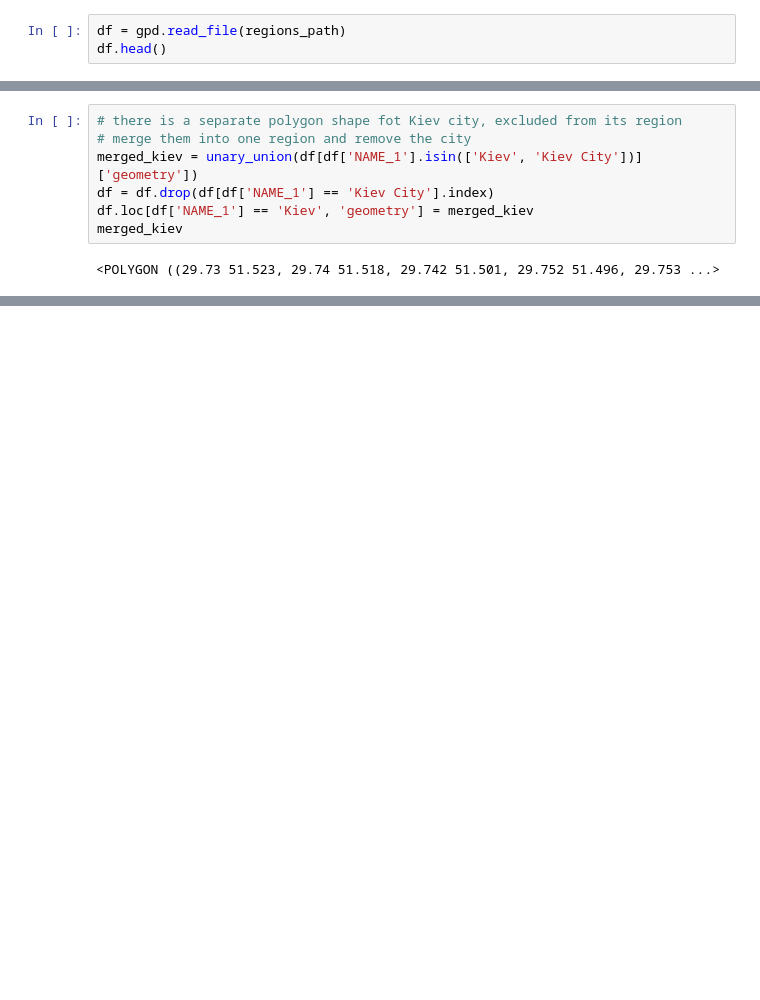
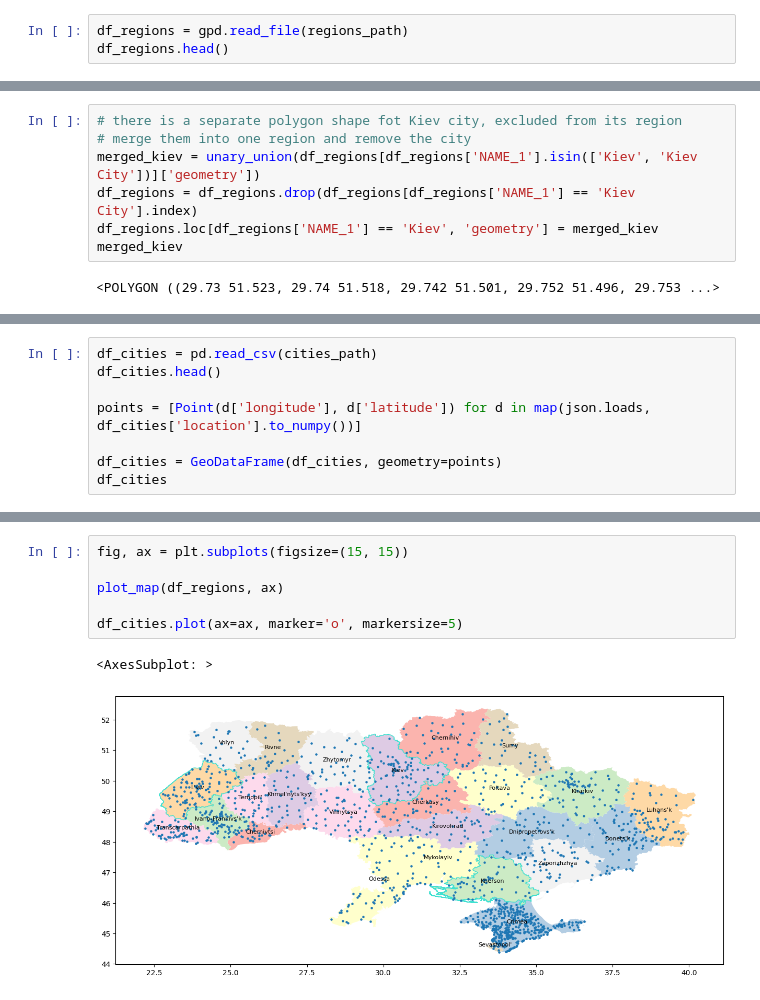
Before and after one commit to alorthius/tarilka, a Jupyter notebook: proj.ipynb, the cells around one changed output, grey strips where cells are left out. Drawn from its saved outputs; the diff is of its cells as text; blank space fills up the shorter version.

Commit message:
add data

```diff
--- a/proj.ipynb
+++ b/proj.ipynb
@@ -11,8 +18,8 @@ cities_path = "data/cities/cities.csv"
 # list of already existing warehouses
 warehouses = ["L'viv", "Kiev", 'Kherson']
 # %%
-df = gpd.read_file(regions_path)
-df.head()
+df_regions = gpd.read_file(regions_path)
+df_regions.head()
 # %% [output]
 |  | ID_0 | ISO | NAME_0 | ID_1 | NAME_1 | HASC_1 | CCN_1 | CCA_1 | TYPE_1 | ENGTYPE_1 | NL_NAME_1 | ... |
 | 0 | 240 | UKR | Ukraine | 1 | Cherkasy | UA.CK | 0 | None | Oblast' | Region | None | ... |
@@ -23,9 +30,9 @@ df.head()
 # %%
 # there is a separate polygon shape fot Kiev city, excluded from its region
 # merge them into one region and remove the city
-merged_kiev = unary_union(df[df['NAME_1'].isin(['Kiev', 'Kiev City'])]['geometry'])
-df = df.drop(df[df['NAME_1'] == 'Kiev City'].index)
-df.loc[df['NAME_1'] == 'Kiev', 'geometry'] = merged_kiev
+merged_kiev = unary_union(df_regions[df_regions['NAME_1'].isin(['Kiev', 'Kiev City'])]['geometry'])
+df_regions = df_regions.drop(df_regions[df_regions['NAME_1'] == 'Kiev City'].index)
+df_regions.loc[df_regions['NAME_1'] == 'Kiev', 'geometry'] = merged_kiev
 merged_kiev
 # %% [output]
 <POLYGON ((29.73 51.523, 29.74 51.518, 29.742 51.501, 29.752 51.496, 29.753 ...>
@@ -54,0 +52,8 @@ point = Point(30, 50)
+# %%
+df_cities = pd.read_csv(cities_path)
+df_cities.head()
+
+points = [Point(d['longitude'], d['latitude']) for d in map(json.loads, df_cities['location'].to_numpy())]
+
+df_cities = GeoDataFrame(df_cities, geometry=points)
+df_cities
@@ -54,0 +118,9 @@ point = Point(30, 50)
+# %%
+fig, ax = plt.subplots(figsize=(15, 15))
+
+plot_map(df_regions, ax)
+
+df_cities.plot(ax=ax, marker='o', markersize=5)
+# %% [output]
+<AxesSubplot: >
+[figure, added]
```
Also changed, not shown: parts of 8 cells of this notebook, 1 other file.
